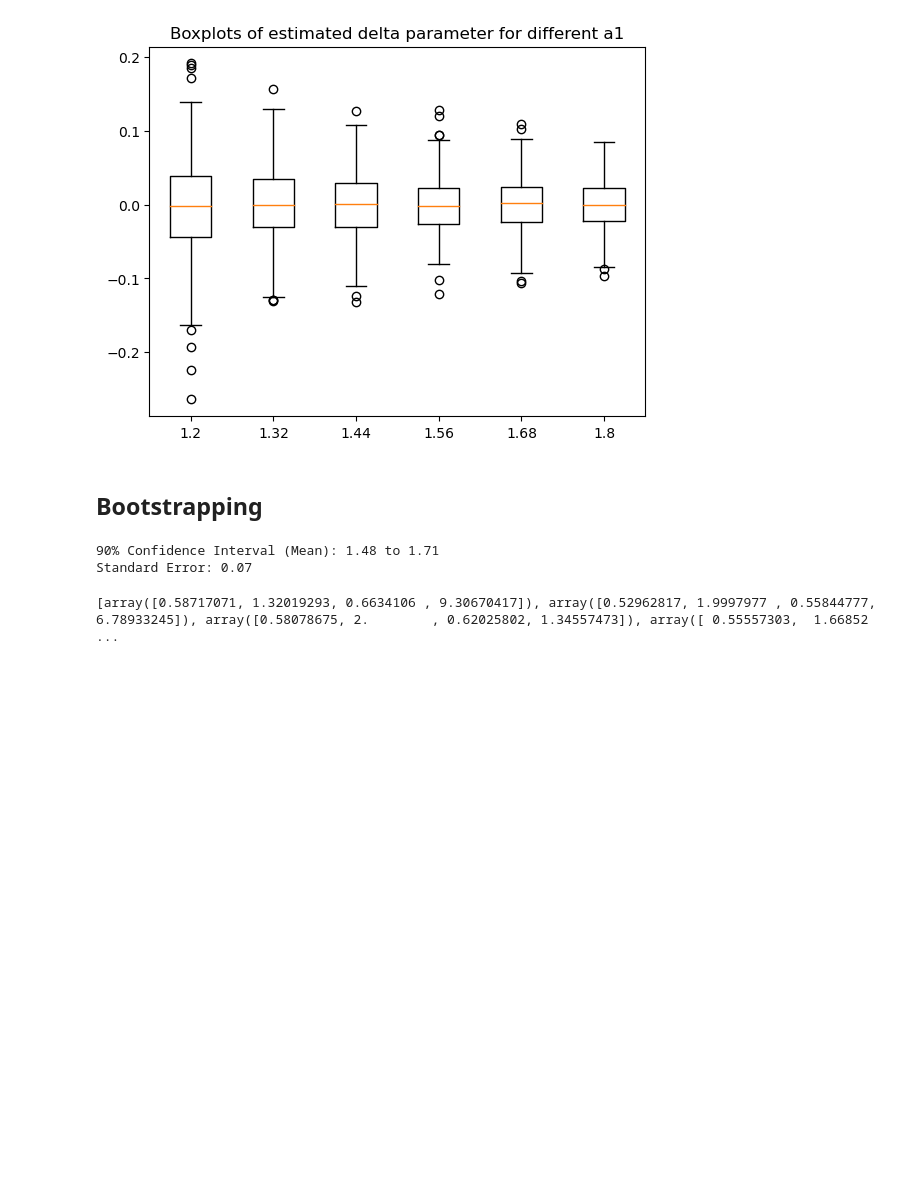
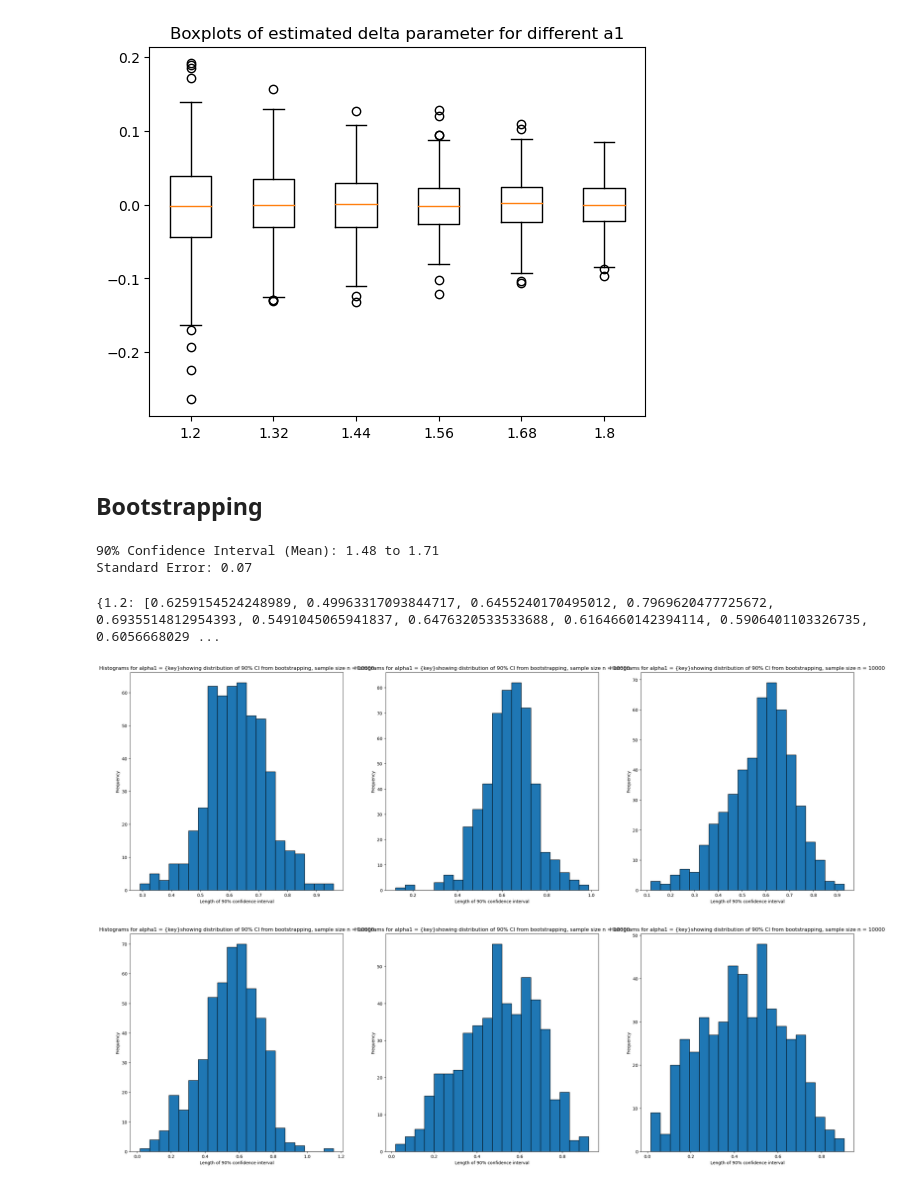
Before and after one commit to mmac00/SFF-Project-1, a Jupyter notebook: TASK 1.ipynb, the cells around one changed output. Cells and saved outputs as stored; diff of their text form; code cells hidden in the pictures; blank space fills up the shorter version.

```diff
--- a/TASK 1.ipynb
+++ b/TASK 1.ipynb
@@ -610,7 +610,17 @@ for alpha_1 in alpha_1_array:
         length = res.confidence_interval.high - res.confidence_interval.low
         length_array.append(length)
     length_dict[alpha_1] = length_array
+# %%
+print(length_dict)
+# %% [output]
+{1.2: [0.6259154524248989, 0.49963317093844717, 0.6455240170495012, 0.7969620477725672, 0.6935514812954393, 0.5491045065941837, 0.6476320533533688, 0.6164660142394114, 0.5906401103326735, 0.6056668029 ...
 # %%
-print(length_dict[1.2])
+fig, axes = plt.subplots(2, 3, figsize = (30,20))
+for (key, values), ax in zip(length_dict.items(), axes.flatten()):
+    ax.hist(values, bins = 20, edgecolor = "black")
+    ax.set_title("Histograms for alpha1 = {key}showing distribution of 90% CI from bootstrapping, sample size n = 10000")
+    ax.set_xlabel(f"Length of 90% confidence interval")
+    ax.set_ylabel("Frequency")
+plt.show()
 # %% [output]
-[array([0.58717071, 1.32019293, 0.6634106 , 9.30670417]), array([0.52962817, 1.9997977 , 0.55844777, 6.78933245]), array([0.58078675, 2.        , 0.62025802, 1.34557473]), array([ 0.55557303,  1.66852 ...
+[figure, added]
```
Also changed, not shown: parts of 4 cells of this notebook.
